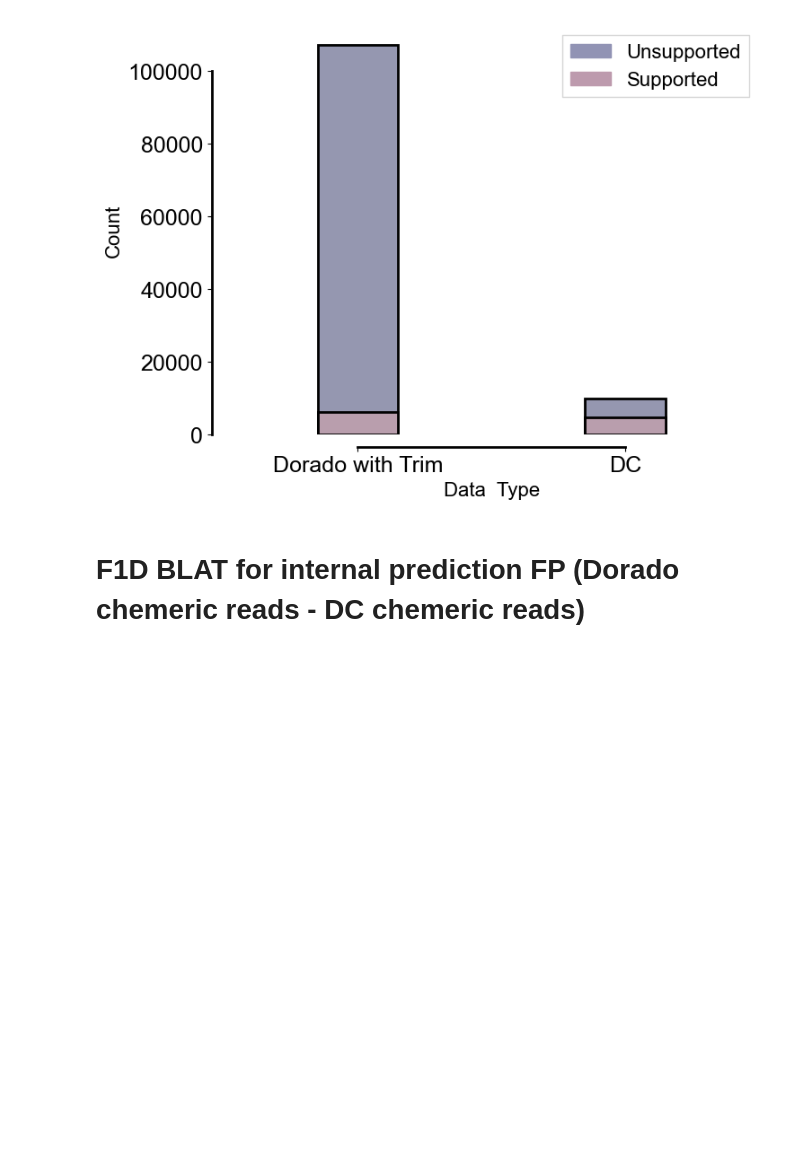
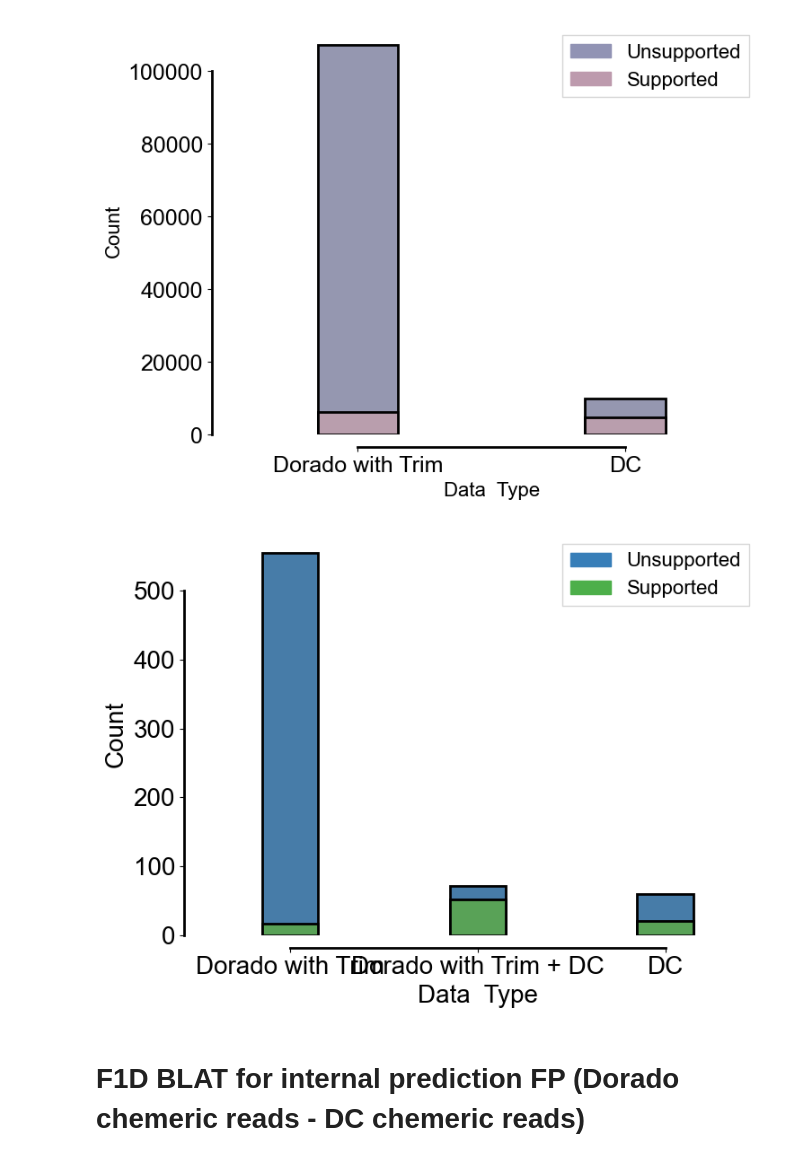
Before and after one commit to cauliyang/deepchopper-paper, a Jupyter notebook: figures/figures.ipynb, the cells around one changed output. Drawn from its saved outputs; the diff is of its cells as text; code cells hidden in the pictures; blank space fills up the shorter version.

```diff
--- a/figures/figures.ipynb
+++ b/figures/figures.ipynb
@@ -701,3 +852,13 @@ plot_event(vcap_002_event_data, type_names_other_platform, figname="vcap002_grou
+# %%
+plot_appeal_event(
+    appeal_vcap_002_event_data,
+    appeal_type_names_other_platform,
+    color1=f1,
+    color2=f2,
+    figname="appeal_vcap002_gene_fusion_with_cdna_plot.pdf",
+)
+# %% [output]
+[figure, added]
 # %% [markdown]
 # F1D BLAT for internal prediction FP (Dorado chemeric reads - DC chemeric reads)
 # %%
```
Also changed, not shown: parts of 10 cells of this notebook, 8 other files.
